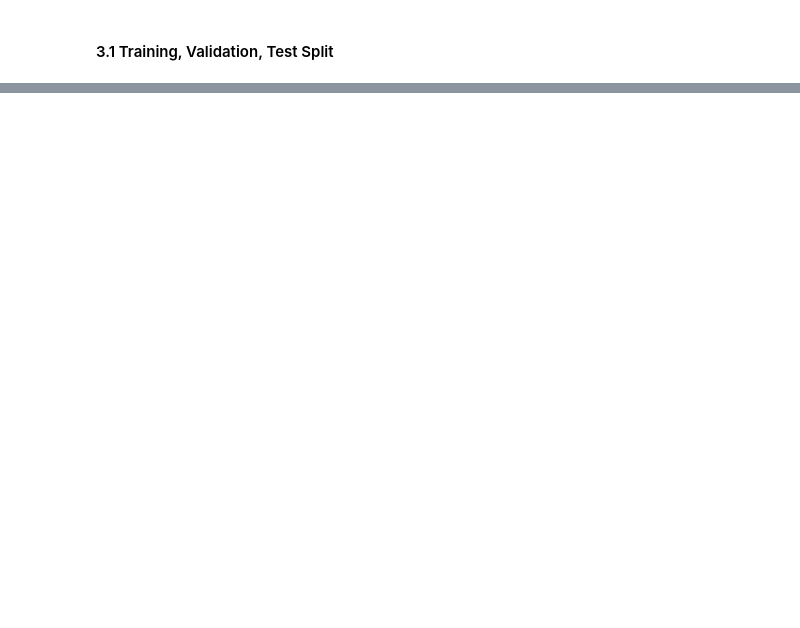
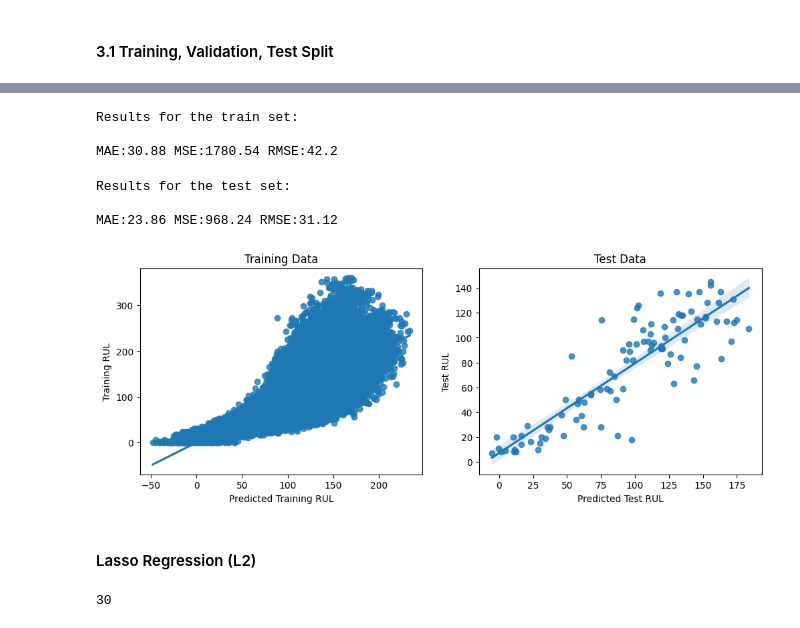
Before and after one commit to ddealwis09/FourthbrainCapstone_RUL, a Jupyter notebook: notebooks/RUL Machine Learning Model.ipynb, the cells around one changed output, grey strips where cells are left out. Cells and saved outputs as stored; diff of their text form; code cells hidden in the pictures; blank space fills up the shorter version.

```diff
--- a/notebooks/RUL Machine Learning Model.ipynb
+++ b/notebooks/RUL Machine Learning Model.ipynb
@@ -527,0 +708,3 @@ linear_regression = pipe(LinearRegression())
+# %%
+model = Ridge()
+model_name = 'Ridge Regression'
@@ -527,0 +727,22 @@ linear_regression = pipe(LinearRegression())
+# %%
+params = {'ridge__fit_intercept': [True,False], 'ridge__alpha': loguniform(1e-4, 1e0)}
+# %%
+rr = output(model, model_name, params)
+# %%
+evaluate(y_true=y_train, y_hat=rr[3], label='train')
+# %% [output]
+Results for the train set:
+
+MAE:30.88 MSE:1780.54 RMSE:42.2
+# %%
+evaluate(y_true=y_test, y_hat=rr[4], label='test')
+# %% [output]
+Results for the test set:
+
+MAE:23.86 MSE:968.24 RMSE:31.12
+# %%
+resultPlot(rr[3], y_train, rr[4], y_test)
+# %% [output]
+[figure, added]
+# %% [markdown]
+#### Lasso Regression (L2)
@@ -527,0 +752,4 @@ linear_regression = pipe(LinearRegression())
+# %%
+len(list(make_pipeline(preprocessing_pipeline, model).get_params().items()))
+# %% [output]
+30
```
Also changed, not shown: parts of 90 cells of this notebook.
